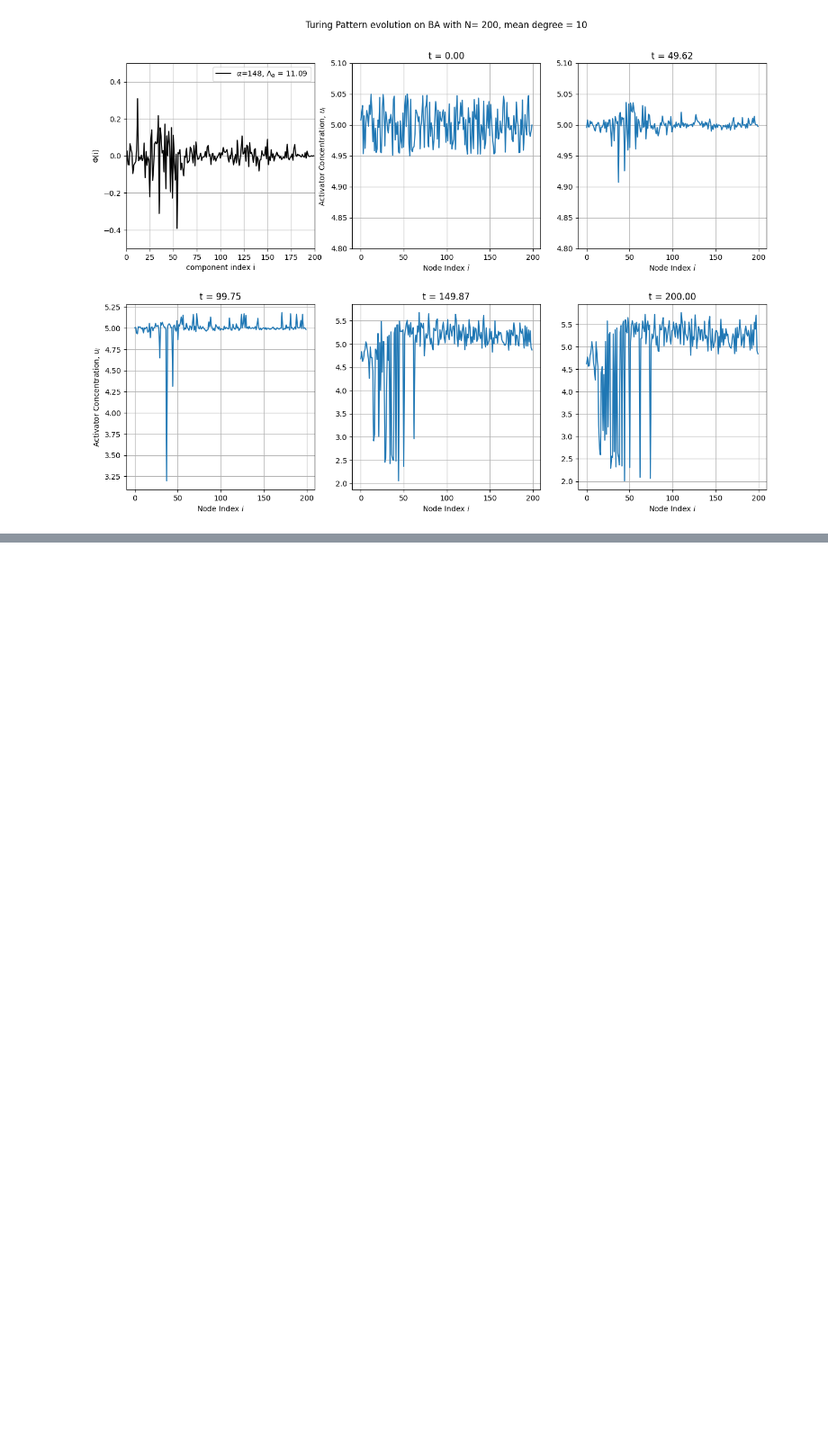
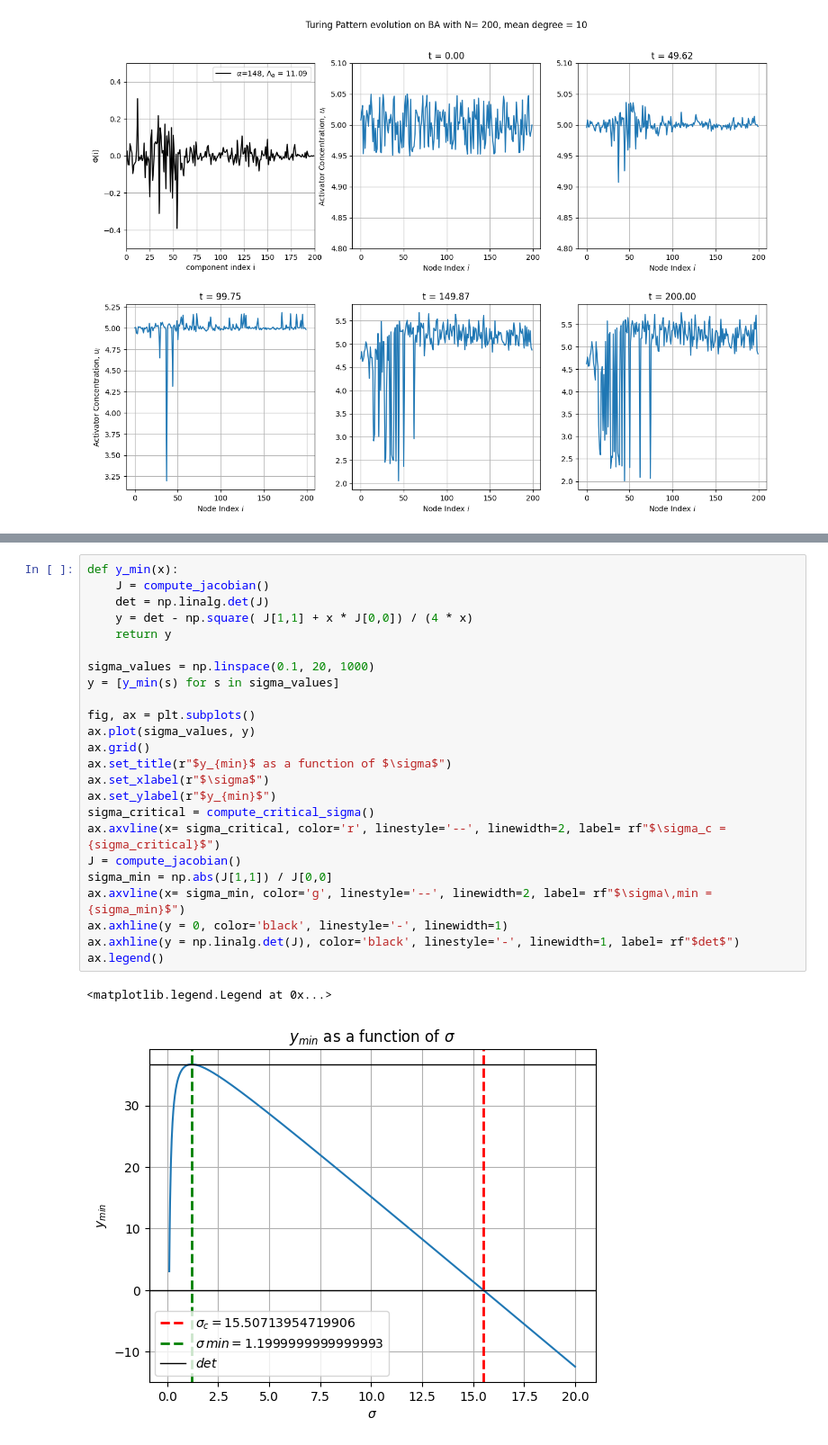
Before and after one commit to miriamzara/ComplexNet_project, a Jupyter notebook: project_18/code/turing_network_simulation.ipynb, the cells around one changed output, grey strips where cells are left out. Shown at 90% size. Drawn from its saved outputs; the diff is of its cells as text; blank space fills up the shorter version.

```diff
--- a/project_18/code/turing_network_simulation.ipynb
+++ b/project_18/code/turing_network_simulation.ipynb
@@ -228,0 +254,27 @@ No artists with labels found to put in legend.  Note that artists whose label st
+# %%
+def y_min(x):
+    J = compute_jacobian()
+    det = np.linalg.det(J)
+    y = det - np.square( J[1,1] + x * J[0,0]) / (4 * x)
+    return y
+
+sigma_values = np.linspace(0.1, 20, 1000)
+y = [y_min(s) for s in sigma_values]
+
+fig, ax = plt.subplots()
+ax.plot(sigma_values, y)
+ax.grid()
+ax.set_title(r"$y_{min}$ as a function of $\sigma$")
+ax.set_xlabel(r"$\sigma$")
+ax.set_ylabel(r"$y_{min}$")
+sigma_critical = compute_critical_sigma()
+ax.axvline(x= sigma_critical, color='r', linestyle='--', linewidth=2, label= rf"$\sigma_c = {sigma_critical}$")
+J = compute_jacobian()
+sigma_min = np.abs(J[1,1]) / J[0,0]
+ax.axvline(x= sigma_min, color='g', linestyle='--', linewidth=2, label= rf"$\sigma\,min = {sigma_min}$")
+ax.axhline(y = 0, color='black', linestyle='-', linewidth=1)
+ax.axhline(y = np.linalg.det(J), color='black', linestyle='-', linewidth=1, label= rf"$det$")
+ax.legend()
+# %% [output]
+<matplotlib.legend.Legend at 0x...>
+[figure, added]
```
Also changed, not shown: parts of 8 cells of this notebook, 20 other files.
